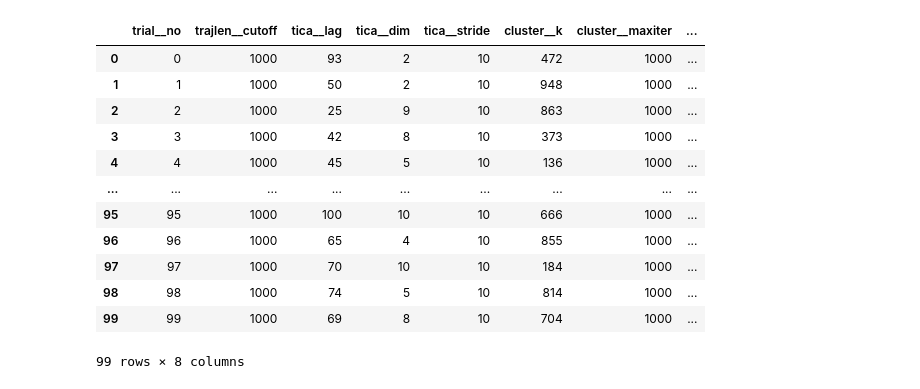
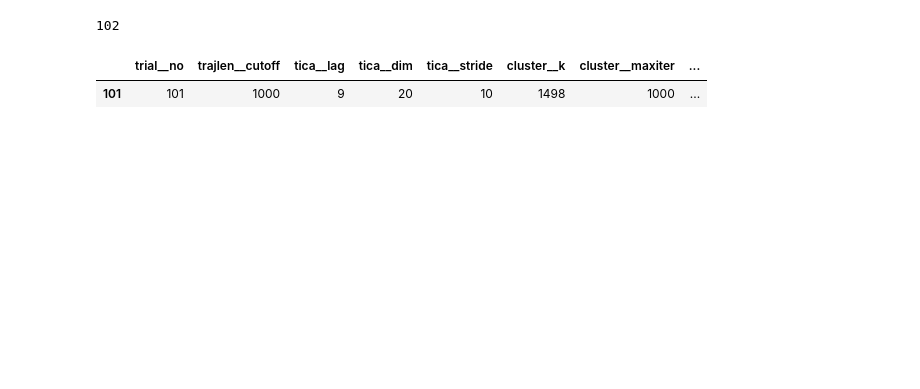
Before and after one commit to meyresearch/kinase_analysis, a Jupyter notebook: plot_study_results.ipynb, the cells around one changed output. Saved outputs shown, nothing was run; the diff lists cells and outputs as text; code cells hidden in the pictures; blank space fills up the shorter version.

```diff
--- a/plot_study_results.ipynb
+++ b/plot_study_results.ipynb
@@ -20,25 +10,18 @@ import matplotlib as mpl
 import matplotlib.pyplot as plt
 import seaborn as sns
 # %%
-study_name = 'markovlag_100ns'
-storage_name = 'sqlite:///data/dunbrack_msm.db'
+storage_name = "sqlite:///data_egfr/msm/dunbrack.db"
+study_name = "lag100"
+trial_key = 'random_trials'
 study = optuna.load_study(study_name=study_name, storage=storage_name)
-study.trials_dataframe().to_hdf(f'data/{study_name}.h5', key='random_trials')
+print(len(study.trials))
+# study.trials_dataframe().to_hdf(f'data_egfr/msm/{study_name}.h5', key=trial_key)
+# %% [output]
+102
 # %%
-hps = pd.read_hdf(f'data/{study_name}.h5', key='random_trials_hps')
+hps = pd.read_hdf(f'data_egfr/msm/{study_name}.h5', key=trial_key+'_hps')
 hps
 # %% [output]
 |  | trial__no | trajlen__cutoff | tica__lag | tica__dim | tica__stride | cluster__k | cluster__maxiter | ... |
-| 0 | 0 | 1000 | 93 | 2 | 10 | 472 | 1000 | ... |
-| 1 | 1 | 1000 | 50 | 2 | 10 | 948 | 1000 | ... |
-| 2 | 2 | 1000 | 25 | 9 | 10 | 863 | 1000 | ... |
-| 3 | 3 | 1000 | 42 | 8 | 10 | 373 | 1000 | ... |
-| 4 | 4 | 1000 | 45 | 5 | 10 | 136 | 1000 | ... |
-| ... | ... | ... | ... | ... | ... | ... | ... | ... |
-| 95 | 95 | 1000 | 100 | 10 | 10 | 666 | 1000 | ... |
-| 96 | 96 | 1000 | 65 | 4 | 10 | 855 | 1000 | ... |
-| 97 | 97 | 1000 | 70 | 10 | 10 | 184 | 1000 | ... |
-| 98 | 98 | 1000 | 74 | 5 | 10 | 814 | 1000 | ... |
-| 99 | 99 | 1000 | 69 | 8 | 10 | 704 | 1000 | ... |
+| 101 | 101 | 1000 | 9 | 20 | 10 | 1498 | 1000 | ... |
-99 rows × 8 columns
 # %%
```
Also changed, not shown: parts of 6 cells of this notebook, 10 other files.
